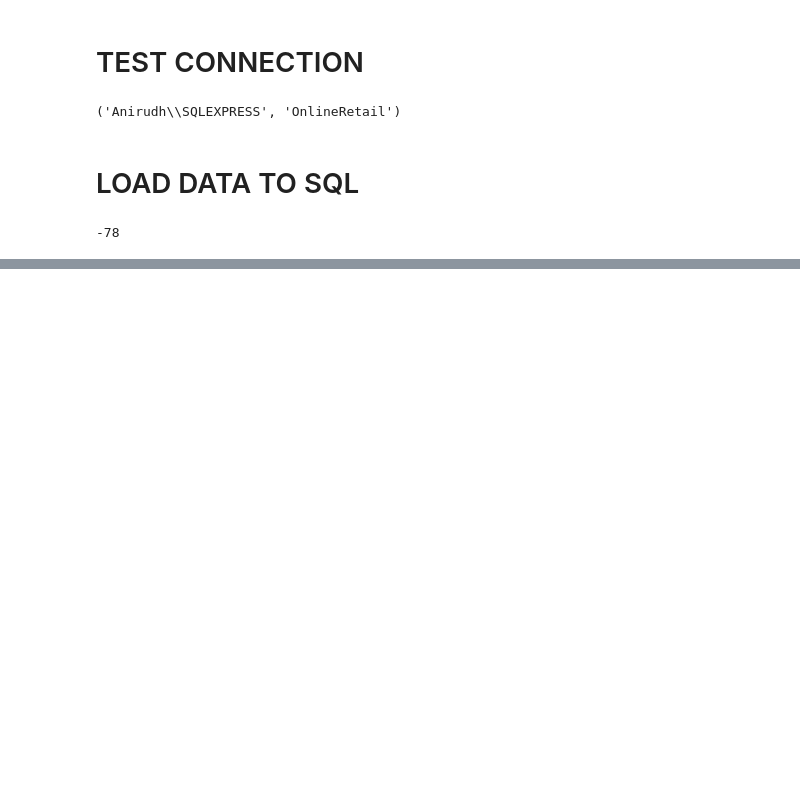
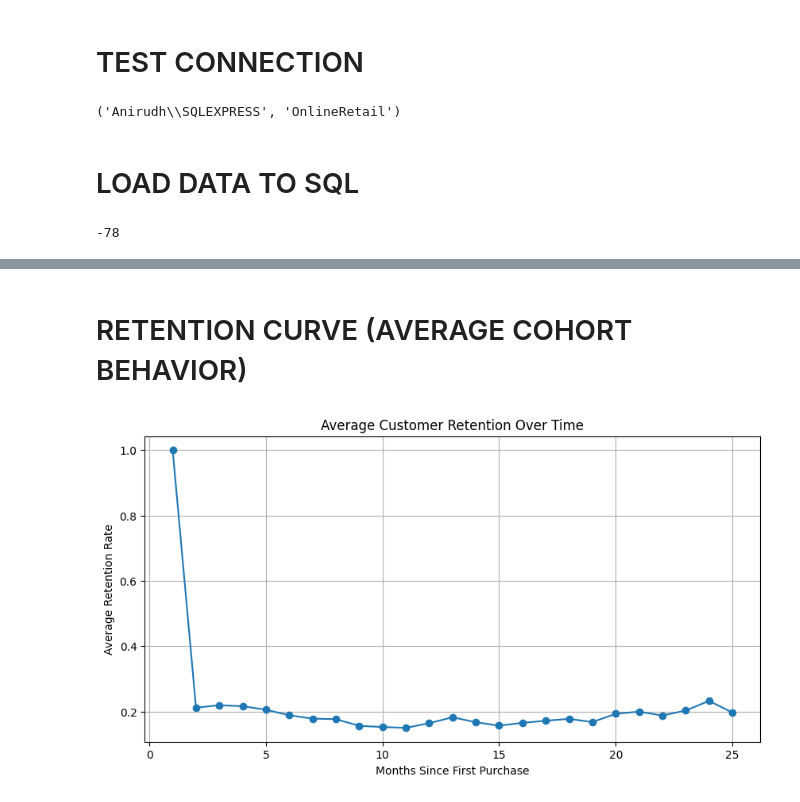
Before and after one commit to Simran-Sh/Online_Retail, a Jupyter notebook: RetailAnalysis.ipynb, the cells around one changed output, grey strips where cells are left out. Drawn from its saved outputs; the diff is of its cells as text; code cells hidden in the pictures; blank space fills up the shorter version.

```diff
--- a/RetailAnalysis.ipynb
+++ b/RetailAnalysis.ipynb
@@ -253,0 +433,8 @@ df_sales.to_sql(
+# %%
+# Count active customers per cohort per month
+cohort_data = (
+    df_txn
+    .groupby(['CohortMonth', 'CohortIndex'])['CustomerID']
+    .nunique()
+    .reset_index()
+)
@@ -253,0 +519,21 @@ df_sales.to_sql(
+# %% [markdown]
+# RETENTION CURVE (AVERAGE COHORT BEHAVIOR)
+# %%
+# This shows how fast customers churn overall
+avg_retention = retention.mean()
+
+plt.figure(figsize=(10, 5))
+plt.plot(avg_retention.index, avg_retention.values, marker='o')
+
+plt.title('Average Customer Retention Over Time')
+plt.xlabel('Months Since First Purchase')
+plt.ylabel('Average Retention Rate')
+plt.grid(True)
+
+plt.show()
+
+# Steep drop early → onboarding problem
+# Gradual decay → natural churn
+# Flat curve → strong product stickiness
+# %% [output]
+[figure, added]
```
Also changed, not shown: parts of 62 cells of this notebook, 4 other files.
